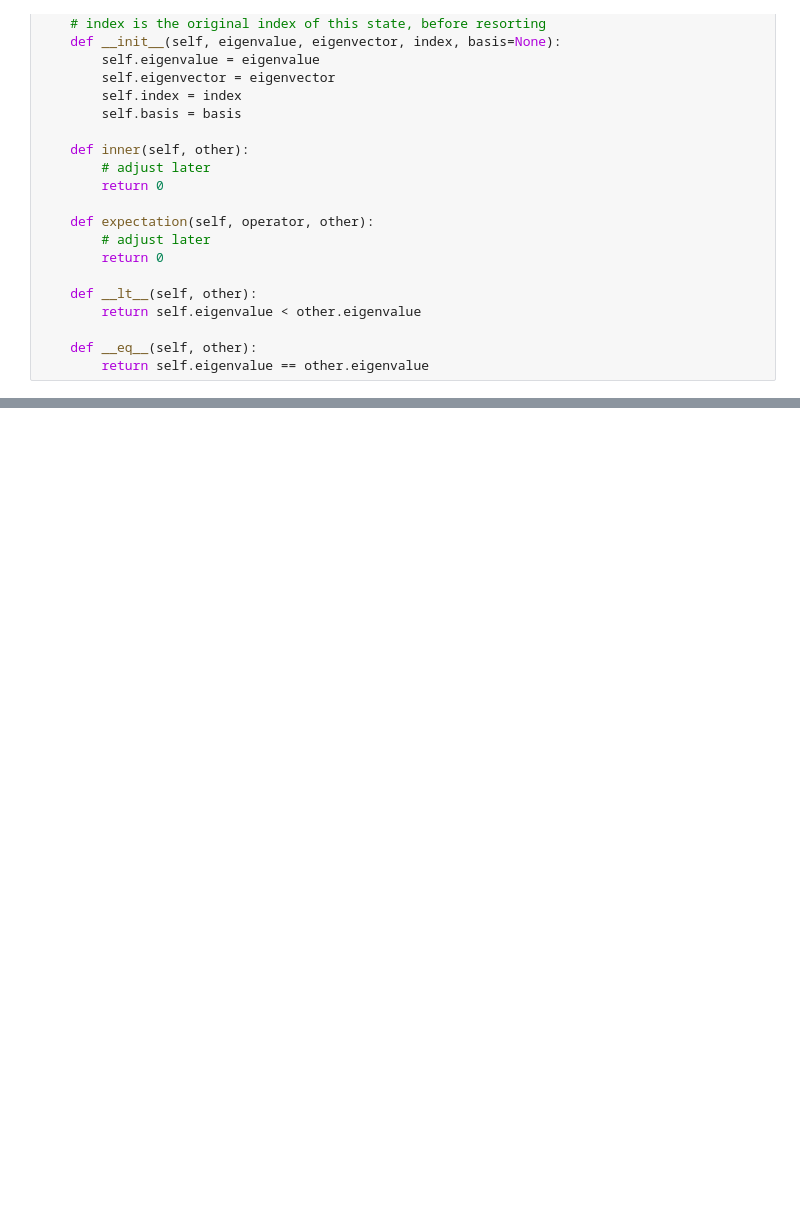
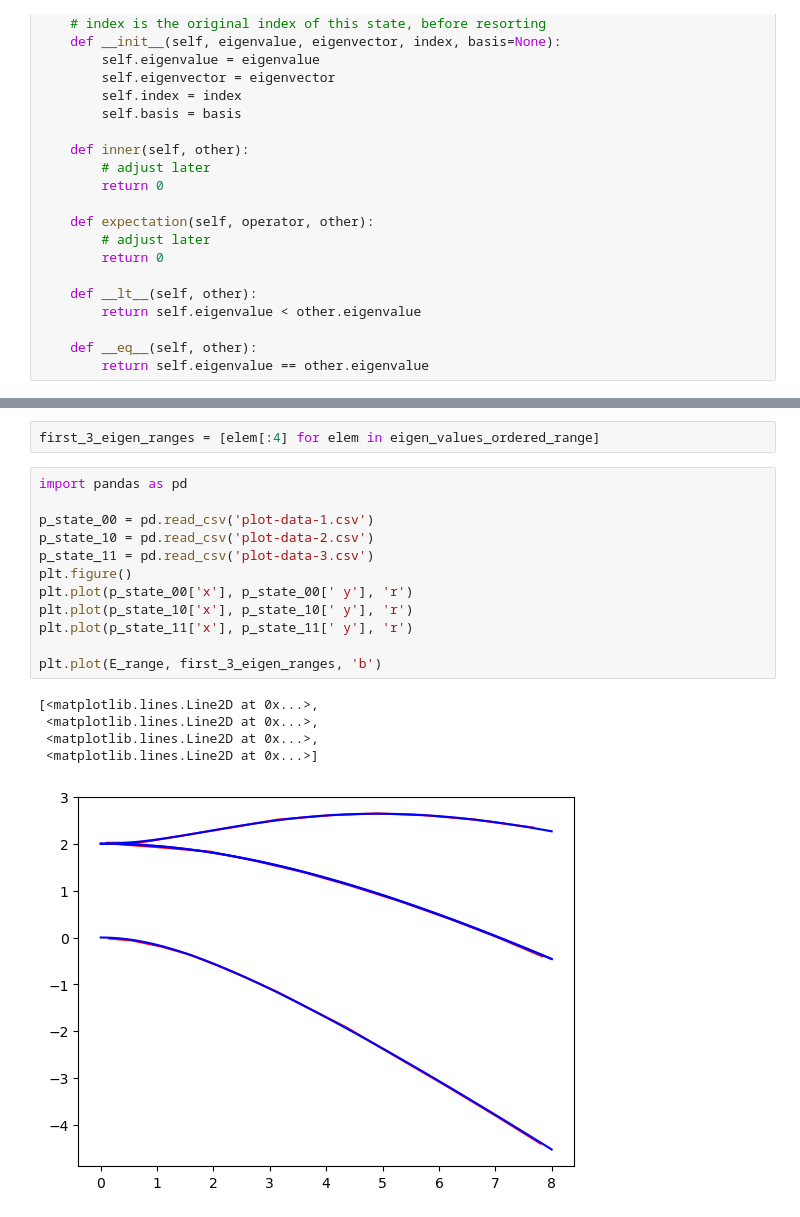
Before and after one commit to pmeshkov/PHY487Research, a Jupyter notebook: ComparisonWithWei/comparing.ipynb, the cells around one changed output, grey strips where cells are left out. Drawn from its saved outputs; the diff is of its cells as text; blank space fills up the shorter version.

```diff
--- a/ComparisonWithWei/comparing.ipynb
+++ b/ComparisonWithWei/comparing.ipynb
@@ -169,3 +179,23 @@ plt.show()
+# %%
+first_3_eigen_ranges = [elem[:4] for elem in eigen_values_ordered_range]
+# %%
+import pandas as pd
+
+p_state_00 = pd.read_csv('plot-data-1.csv')
+p_state_10 = pd.read_csv('plot-data-2.csv')
+p_state_11 = pd.read_csv('plot-data-3.csv')
+plt.figure()
+plt.plot(p_state_00['x'], p_state_00[' y'], 'r')
+plt.plot(p_state_10['x'], p_state_10[' y'], 'r')
+plt.plot(p_state_11['x'], p_state_11[' y'], 'r')
+
+plt.plot(E_range, first_3_eigen_ranges, 'b')
+# %% [output]
+[<matplotlib.lines.Line2D at 0x...>,
+ <matplotlib.lines.Line2D at 0x...>,
+ <matplotlib.lines.Line2D at 0x...>,
+ <matplotlib.lines.Line2D at 0x...>]
+[figure, added]
 # %%
 nstates = 2
 nharmonics = 7
```
Also changed, not shown: parts of 28 cells of this notebook, 16 other files.
